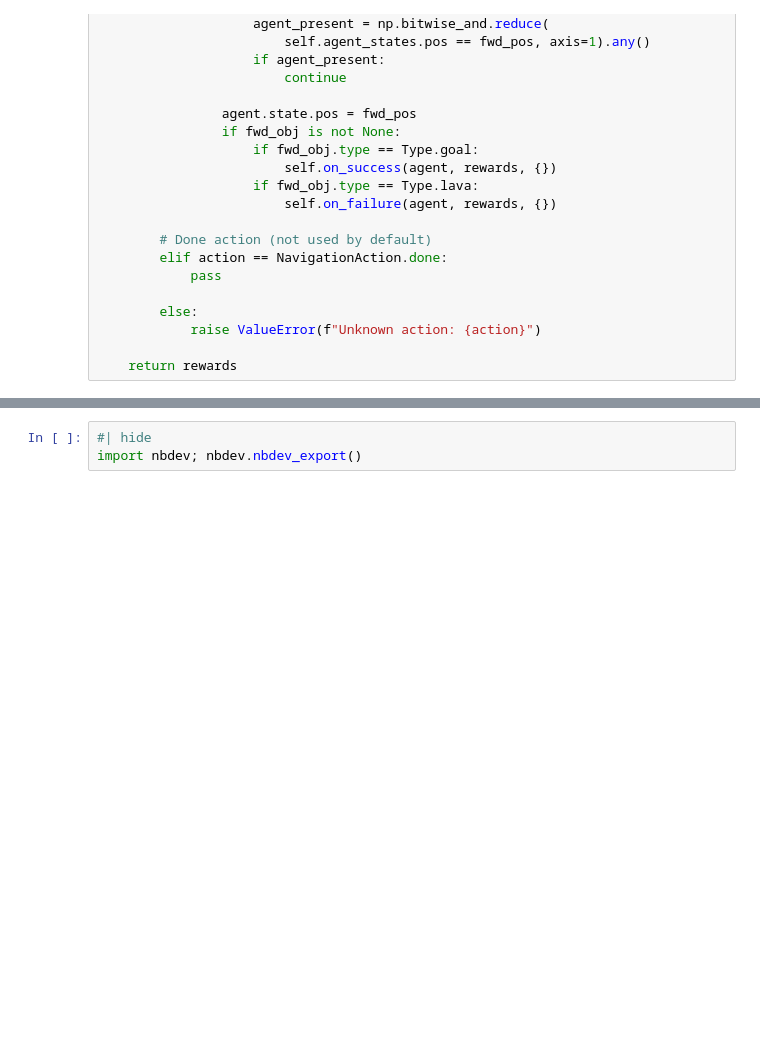
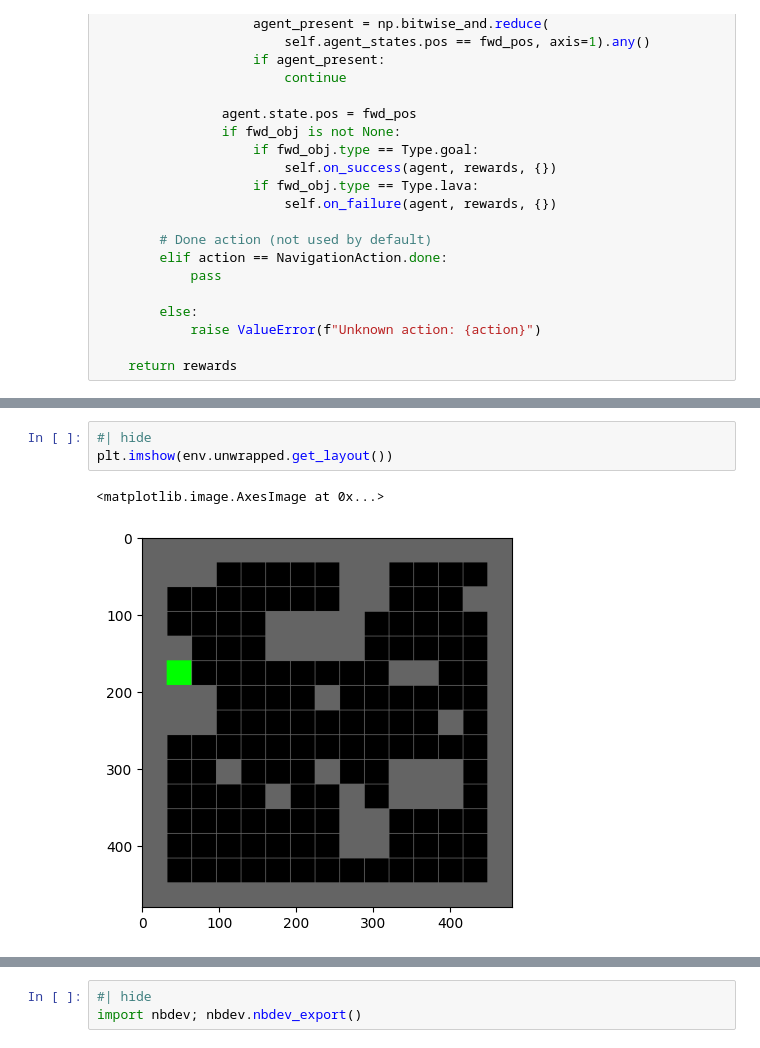
Before and after one commit to Ahmed-Khaled-Saleh/multigrid, a Jupyter notebook: nbs/02h_envs.find_goal.ipynb, the cells around one changed output, grey strips where cells are left out. Cells and saved outputs as stored; diff of their text form; blank space fills up the shorter version.

```diff
--- a/nbs/02h_envs.find_goal.ipynb
+++ b/nbs/02h_envs.find_goal.ipynb
@@ -378 +465,7 @@ def handle_actions(
+# %%
+#| hide
+plt.imshow(env.unwrapped.get_layout())
+# %% [output]
+<matplotlib.image.AxesImage at 0x...>
+[figure, added]
 # %%
```
Also changed, not shown: parts of 5 cells of this notebook, 3 other files.
